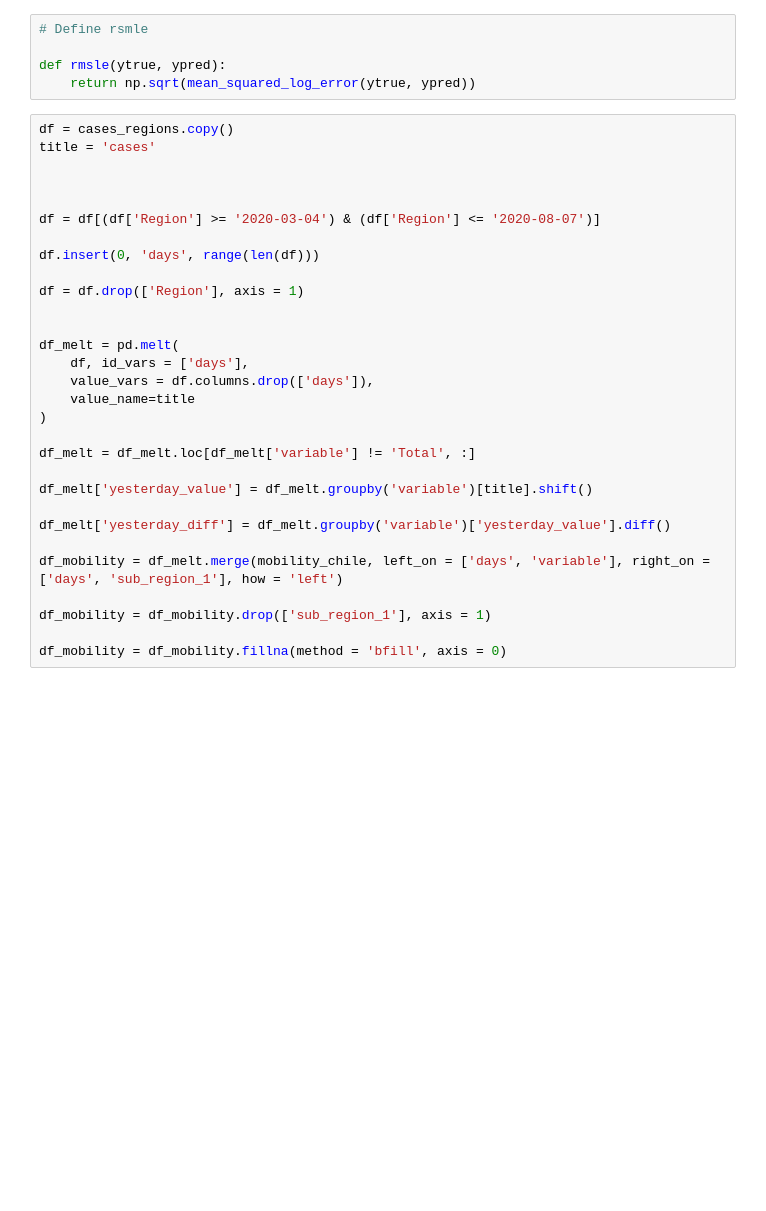
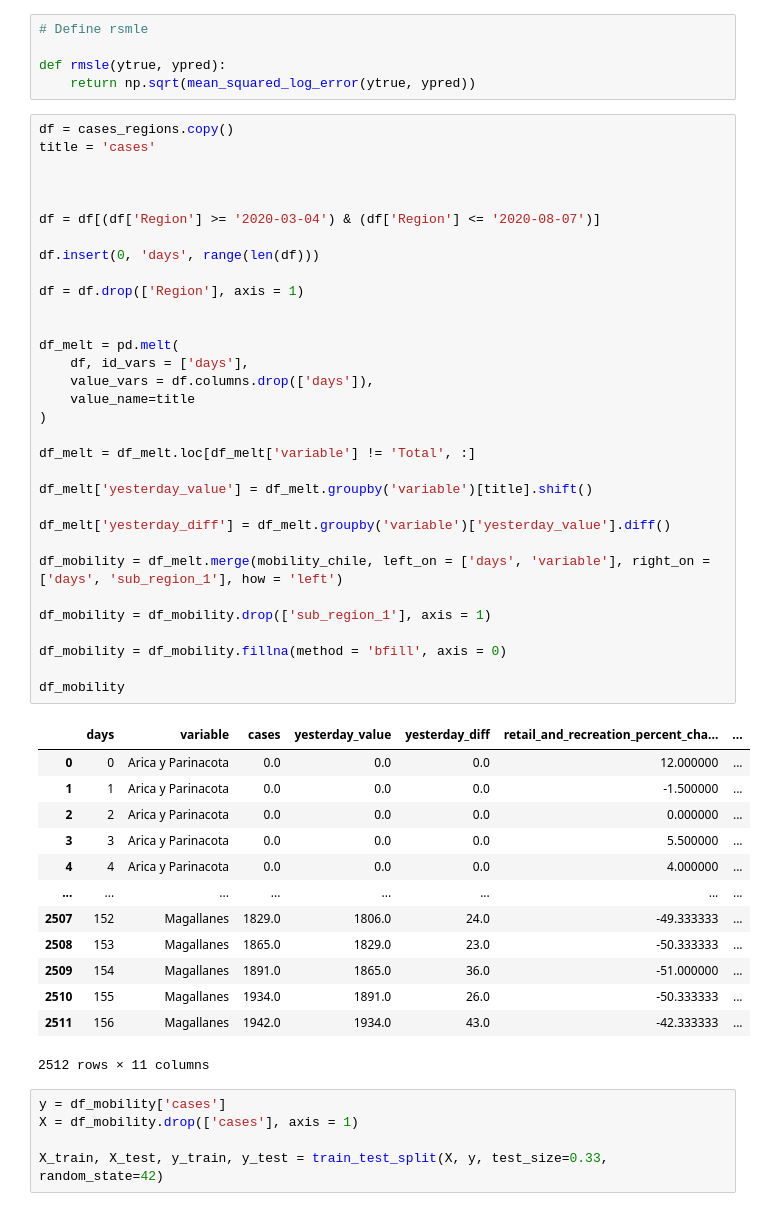
Before and after one commit to muellermax/Covid-Chile-Prediction, a Jupyter notebook: Covid Chile Prediction.ipynb, the cells around one changed output. Cells and saved outputs as stored; diff of their text form; blank space fills up the shorter version.

```diff
--- a/Covid Chile Prediction.ipynb
+++ b/Covid Chile Prediction.ipynb
@@ -574,30 +573,51 @@ def rmsle(ytrue, ypred):
 # %%
 df = cases_regions.copy()
 title = 'cases'
 
 
 
 df = df[(df['Region'] >= '2020-03-04') & (df['Region'] <= '2020-08-07')]
 
 df.insert(0, 'days', range(len(df)))
 
 df = df.drop(['Region'], axis = 1)
 
 
 df_melt = pd.melt(
     df, id_vars = ['days'],
     value_vars = df.columns.drop(['days']),
     value_name=title
 )
 
 df_melt = df_melt.loc[df_melt['variable'] != 'Total', :]
 
 df_melt['yesterday_value'] = df_melt.groupby('variable')[title].shift()
 
 df_melt['yesterday_diff'] = df_melt.groupby('variable')['yesterday_value'].diff()
 
 df_mobility = df_melt.merge(mobility_chile, left_on = ['days', 'variable'], right_on = ['days', 'sub_region_1'], how = 'left')
 
 df_mobility = df_mobility.drop(['sub_region_1'], axis = 1)
 
 df_mobility = df_mobility.fillna(method = 'bfill', axis = 0)
+
+df_mobility
+# %% [output]
+|  | days | variable | cases | yesterday_value | yesterday_diff | retail_and_recreation_percent_cha... | ... |
+| 0 | 0 | Arica y Parinacota | 0.0 | 0.0 | 0.0 | 12.000000 | ... |
+| 1 | 1 | Arica y Parinacota | 0.0 | 0.0 | 0.0 | -1.500000 | ... |
+| 2 | 2 | Arica y Parinacota | 0.0 | 0.0 | 0.0 | 0.000000 | ... |
+| 3 | 3 | Arica y Parinacota | 0.0 | 0.0 | 0.0 | 5.500000 | ... |
+| 4 | 4 | Arica y Parinacota | 0.0 | 0.0 | 0.0 | 4.000000 | ... |
+| ... | ... | ... | ... | ... | ... | ... | ... |
+| 2507 | 152 | Magallanes | 1829.0 | 1806.0 | 24.0 | -49.333333 | ... |
+| 2508 | 153 | Magallanes | 1865.0 | 1829.0 | 23.0 | -50.333333 | ... |
+| 2509 | 154 | Magallanes | 1891.0 | 1865.0 | 36.0 | -51.000000 | ... |
+| 2510 | 155 | Magallanes | 1934.0 | 1891.0 | 26.0 | -50.333333 | ... |
+| 2511 | 156 | Magallanes | 1942.0 | 1934.0 | 43.0 | -42.333333 | ... |
+2512 rows × 11 columns
+# %%
+y = df_mobility['cases']
+X = df_mobility.drop(['cases'], axis = 1)
+
+X_train, X_test, y_train, y_test = train_test_split(X, y, test_size=0.33, random_state=42)
```
Also changed, not shown: parts of 11 cells of this notebook, 1 other file.
